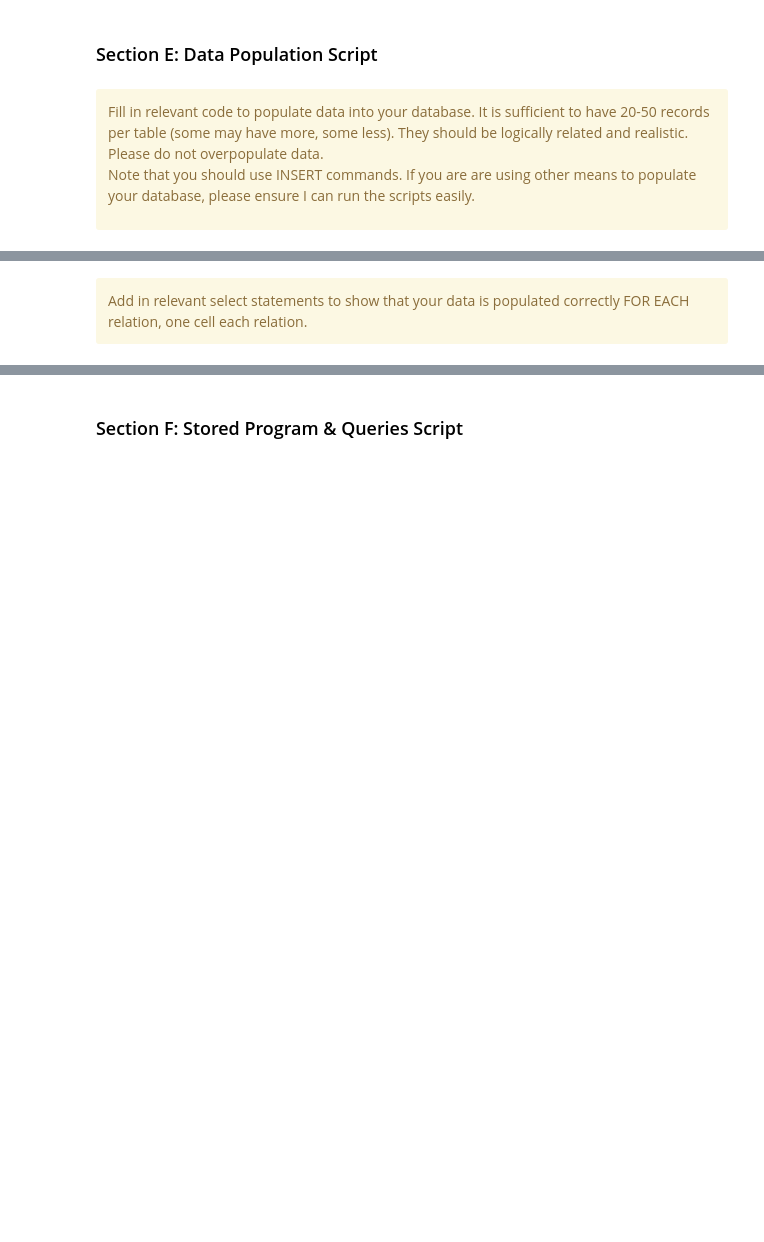
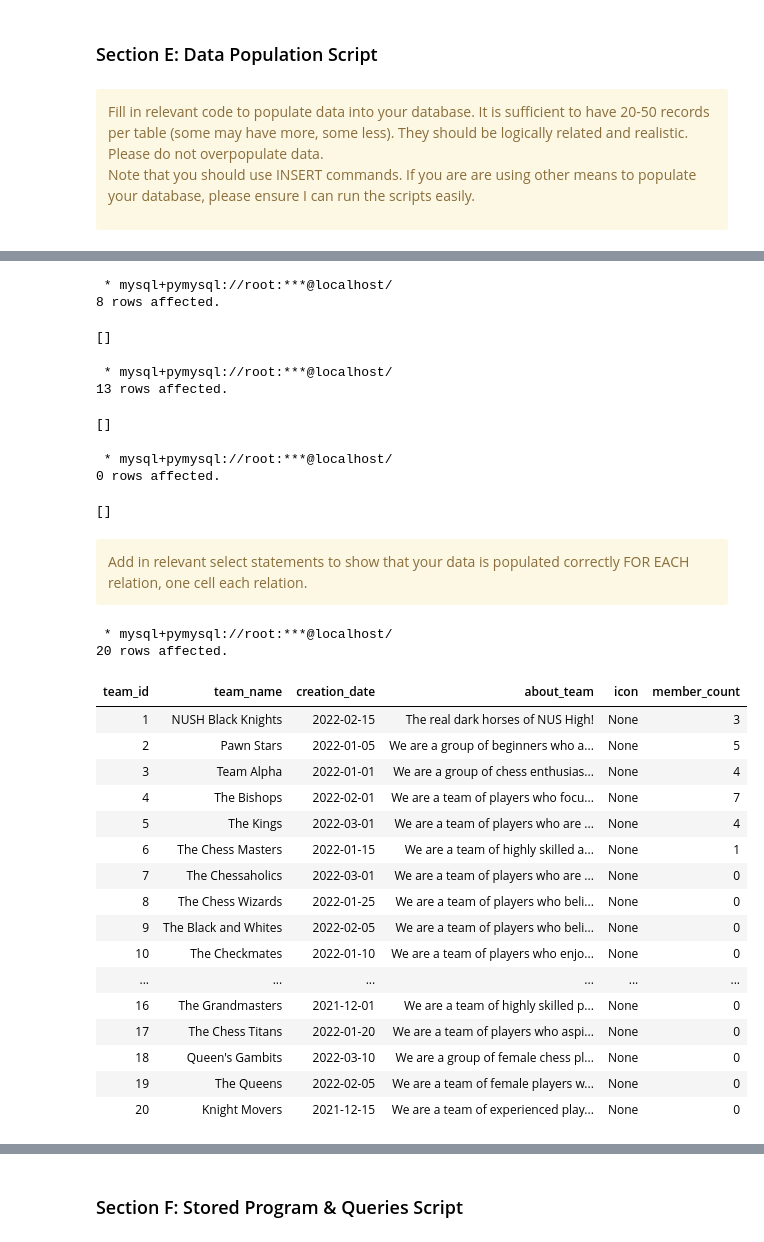
Before and after one commit to Hal0g3n/CS6131, a Jupyter notebook: Reports/CS6131+Project+Final+Report.ipynb, the cells around one changed output, grey strips where cells are left out. Drawn from its saved outputs; the diff is of its cells as text; code cells hidden in the pictures; blank space fills up the shorter version.

```diff
--- a/Reports/CS6131+Project+Final+Report.ipynb
+++ b/Reports/CS6131+Project+Final+Report.ipynb
@@ -94,6 +628,72 @@ Note that you should use INSERT commands. If you are are using other means to po
+# %%
+%%sql
+INSERT INTO Games(is_rated, is_public, datetime, initial_limit, increment, white_name, black_name, tournament_id, pgn)
+VALUES
+    (1, 1, "2023-03-11 09:00:00", 10, 15, "zachary_song", "DillyWeed", 4, "1. e4 e5 2. Nf3 Nc6 3. Bc4 h6 4. O-O Nf6 5. Nc3 d6 6. d3 a6 7. a4 b5 8. axb5 Nd4 9. bxa6 Nxf3+ 10. Qxf3 d5 11. Nxd5 Nxd5 12. Bxd5 Ra7 13. Qxf7# 1-0"),
+    (1, 1, "2023-03-12 09:00:00", 10, 15, "DillyWeed", "ethantan2509", 4, "1. d4 d5 2. Nc3 Nf6 3. e4 dxe4 4. d5 c6 5. f3 exf3 6. gxf3 cxd5 7. Bb5+ Bd7 8. Nxd5 Bxb5 9. Nxf6+ gxf6 10. Qxd8+ Kxd8 11. Be3 a5 12. O-O-O+ Kc8 13. f4 Bh6 14. Nf3 e5 15. Rhe1 exf4 16. Bc5 Na6 17. Bd6 Kd7 18. Nd4 Rae8 19. Rxe8 f3+ 20. Kb1 Rxe8 21. Nxb5 f2 22. Bg3+ Ke7 23. Bxf2 Rd8 24. Nc3 Rxd1+ 25. Nxd1 Nb4 26. a3 Nd5 27. Bc5+ Ke6 28. c4 Nf4 29. Ne3 f5 1/2-1/2"),
+    (1, 1, "2023-03-11 13:30:00", 10, 15, "ethantan2509", "zachary_song", 4, "1. d4 Nf6 2. c4 c6 3. g3 d5 4. Nc3 e6 5. Nf3 Nbd7 6. c5 b6 7. b4 b5 8. Bg2 a5 9. Ba3 a4 10. Ne5 Be7 11. Qc2 Nxe5 12. dxe5 Nd7 13. f4 f6 14. Bh3 Nf8 15. O-O Ng6 16. Rad1 f5 17. e3 O-O 18. Ne2 1/2-1/2"),
+    (1, 0, "2023-03-14 12:30:00", 60, 30, "Haloen", "WisdomGuy", 1, "1. e4 c5 2. Nf3 d6 3. Nc3 Nf6 4. Bc4 g6 5. a3 Bg7 6. d3 Nc6 7. Be3 O-O 8. Qe2 Bg4 9. O-O-O Bxf3 10. Qxf3 Ne5 11. Qe2 Nxc4 12. dxc4 Rb8 13. h4 h5 14. f3 Nh7 15. g4 hxg4 16. fxg4 f5 17. g5 fxe4 18. Nxe4 Qb6 19. b3 Qa5 20. a4 a6 21. Bd2 Qc7 22. Rhf1 b5 23. Rxf8+ Kxf8 24. Rf1+ Kg8 25. Bc3 bxc4 26. Bxg7 Kxg7 27. Qxc4 Rf8 28. Rxf8 Kxf8 29. Qxa6 d5 30. Qa8+ Kf7 31. Qxd5+ e6 32. Qxc5 Qf4+ 33. Nd2 Qxh4 34. Qc7+ Kg8 35. Qc8+ Nf8 36. Kb2 Qxg5 37. Ka3 Qxd2 38. b4 Qc1+ 39. Kb3 Qb1+ 40. Kc4 Qa2+ 41. Kb5 Qd5+ 42. Qc5 Qd7+ 43. Qc6 Qa7 44. Qa6 Qd7+ 45. Qc6 Qa7 46. Qa6 Qd7+ 47. Qc6 1/2-1/2"),
+    (1, 0, "2023-03-15 12:30:00", 60, 30, "Haloen", "PICKLEPICKLEPICKLE", 1, "1. d4 d5 2. Nf3 Nf6 3. Bf4 Nc6 4. e3 e5 5. Bg3 exd4 6. exd4 Qe7+ 7. Qe2 Ne4 8. Nc3 Bg4 9. Nxe4 Nxd4 10. Qd3 Nxc2+ 11. Qxc2 dxe4 12. Nd2 e3 13. fxe3 Qxe3+ 14. Be2 Bxe2 15. Qe4+ Be7 16. Qxe3 Bg4 17. Bxc7 Rc8 18. Bd6 O-O 19. Bxe7 Rfe8 20. O-O Rc7 21. Qf4 Rcxe7 22. Qxg4 Re2 23. Qf4 f6 24. Rf2 Rxf2 25. Qxf2 b6 26. Re1 Rf8 27. Re7 b5 28. Qxa7 f5 29. Rxg7+ Kh8 30. Rxh7+ 1-0"),
+    (1, 1, "2023-02-11 16:02:11", 1, 2, "ethantan2509", "KH-Brawl", NULL, "1. e4 e5 2. Nf3 Nc6 3. Bc4 d6 4. O-O Nf6 5. Ng5 d5 6. exd5 Nxd5 7. Qf3 Qxg5 8. Qxd5 Be6 9. Qd3 Rc8 10. Bxe6 fxe6 11. Qb3 Qg4 12. h3 Qg6 13. Qxb7 Kd7 14. c3 Qd3 15. Qb3 Bd6 16. Na3 Rhf8 17. Nc4 Rf5 18. Ne3 Rf7 19. Qc2 Qxc2 20. Nxc2 e4 21. f3 Rcf8 22. Ne1 exf3 23. Nxf3 Rf5 24. d4 e5 25. dxe5 Bxe5 26. Nxe5+ Nxe5 27. Rxf5 Rxf5 28. Be3 Nc4 29. Bxa7 Nxb2 30. Rb1 Na4 31. Bd4 g6 32. Rb4 Ra5 33. Kf2 c5 34. Bxc5 Nxc5 35. Rd4+ Ke6 36. Kf3 Rxa2 37. Rc4 Nd3 38. Re4+ Kf5 39. g4+ Kf6 40. Ke3 Nc5 41. Rf4+ Ke7 42. Rc4 Kd6 43. Rd4+ Ke5 44. Rc4 Ne6 45. Re4+ Kf6 46. Rb4 Rh2 47. Rb1 Rxh3+ 48. Ke4 Rxc3 49. Rf1+ Ke7 50. Re1 Rg3 51. Kd5 Rd3+ 52. Kc4 Rd4+ 53. Kc3 Rxg4 54. Rh1 h5 55. Kd3 Rg3+ 56. Ke4 Kf6 57. Rf1+ Kg5 58. Kd5 Nf4+ 59. Ke4 h4 60. Rxf4 Rg4 61. Rxg4+ Kxg4 62. Ke3 Kg3 63. Ke2 Kg2 64. Ke1 h3 65. Ke2 h2 66. Ke3 h1=Q 67. Ke4 Kf2+ 68. Kd4 g5 69. Ke5 g4 70. Kf4 g3 71. Kg4 g2 72. Kf4 g1=Q 73. Ke5 Qh4 74. Kf5 Qgg5+ 75. Ke6 Qhh6+ 76. Kf7 Qgg7+ 77. Ke8   Qhh8# 0-1"),
+    (0, 1, "2023-02-11 16:09:23", 1, 2, "KH-Brawl", "ethantan2509", NULL, "1. e4 e5 2. Nf3 Nc6 3. Bc4 d6 4. d3 Nf6 5. Be3 Be7 6. Ng5 O-O 7. Nc3 Ng4 8. O-O Nxe3 9. fxe3 Be6 10. Bxe6 fxe6 11. Rxf8+ Qxf8 12. Qf1 Qxf1+ 13. Rxf1 Bxg5 14. g3 Rd8 15. Nb5 Bxe3+ 16. Kg2 d5 17. Nxc7 dxe4 18. dxe4 Rd2+ 19. Kh3 Rxc2 20. Nxe6 h6 21. Rf7 Kxf7 22. Kg4 Ke7 23. Nc7 Kd6 24. Ne8+ Ke7 25. Nxg7 Rc4 26. Nf5+ Ke6 27. Nxe3 Rxe4+ 28. Kf3 Nd4+ 29. Kf2 Rg4 30. Ng2 b5 31. Ne3 Rg6 32. Kg2 a5 33. h3 Nf5 34. Ng4 h5 35. Nh2 Rxg3+ 36. Kf2 Rxh3 37. Nf3 Rh1 38. Ke2 Ng3+ 39. Kd2 b4 40. Kc2 Rf1 41. Nh4 Kd5 42. Kb3 Kc5 43. Ka4 Kb6 44. Ng6 e4 45. Nh4 e3 46. Ng2 e2 47. b3 Rg1 48. Ne3 e1=Q 49. Nd5+ Ka6 50. Nc7+ Kb6 51. Nd5+ Kc5 52. Nc7 Qe7 53. Na6+ Kb6 54. Nb8 Qe8+ 55. Nc6 Qxc6# 0-1"),
+    (0, 0, "2023-02-11 16:17:27", 1, 2, "KH-Brawl", "ethantan2509", NULL, "1. e4 e5 2. Nf3 Nc6 3. Nc3 Nf6 4. d4 exd4 5. Nxd4 Nxd4 6. Qxd4 Qe7 7. Bg5 h6 8. Bxf6 gxf6 9. O-O-O Bg7 10. g3 c5 11. Qa4 O-O 12. Bc4 Kh8 13. f4 d6 14. f5 Bd7 15. Bb5 Bxb5 16. Nxb5 a6 17. Nc3 b5 18. Qa5 b4 19. Na4 Qxe4 20. Rxd6 Qxh1+ 21. Kd2 Qxh2+ 22. Kd3 Qxg3+ 23. Kc4 Qxd6 24. Qxc5 Rac8 25. a3 Rxc5+ 26. Nxc5 bxa3 27. bxa3 Rc8 28. Kb4 Qxc5+ 29. Ka4 Qc4+ 30. Ka5 Qb5# 0-1");
+# %% [output]
+ * mysql+pymysql://root:***@localhost/
+8 rows affected.
+[]
+# %%
+%%sql
+INSERT INTO Attempts
+VALUES
+    (1, "Haloen", 1, 60, "2023-11-22 18:26:54"),
+    (1, "Haloen", 0, 32, "2023-11-22 18:44:15"),
+    (4, "Haloen", 1, 24, "2023-11-22 18:01:13"),
+    (7, "Haloen", 1, 18, "2023-11-22 18:10:08"),
+    (8, "Haloen", 1, 46, "2023-11-22 18:33:25"),
+    (2, "DillyWeed", 0, 5, "2023-11-22 18:02:48"),
+    (2, "coolingTundra", 0, 8, "2023-11-22 18:24:53"),
+    (2, "meower37", 0, 102, "2023-11-22 18:49:14"),
+    (4, "ethantan2509", 1, 16, "2023-11-22 18:05:21"),
+    (4, "WisdomGuy", 1, 51, "2023-11-22 18:43:47"),
+    (4, "oxidyZe", 0, 1, "2023-11-22 18:04:57"),
+    (6, "oxidyZe", 1, 94, "2023-11-22 18:34:35"),
+    (8, "oxidyZe", 1, 37, "2023-11-22 18:19:50");
+# %% [output]
+ * mysql+pymysql://root:***@localhost/
+13 rows affected.
+[]
+# %%
+%%sql
+-- Rating_History will be automaticlly updated with the triggers
+-- Puzzle_History will be automaticlly updated with the triggers
+# %% [output]
+ * mysql+pymysql://root:***@localhost/
+0 rows affected.
+[]
 # %% [markdown]
 <div class="alert alert-block alert-warning">
 Add in relevant select statements to show that your data is populated correctly FOR EACH relation, one cell each relation.
 </div>
 # %%
 %%sql
+SELECT * FROM Teams
+# %% [output]
+ * mysql+pymysql://root:***@localhost/
+20 rows affected.
+| team_id | team_name | creation_date | about_team | icon | member_count |
+| 1 | NUSH Black Knights | 2022-02-15 | The real dark horses of NUS High! | None | 3 |
+| 2 | Pawn Stars | 2022-01-05 | We are a group of beginners who a... | None | 5 |
+| 3 | Team Alpha | 2022-01-01 | We are a group of chess enthusias... | None | 4 |
+| 4 | The Bishops | 2022-02-01 | We are a team of players who focu... | None | 7 |
+| 5 | The Kings | 2022-03-01 | We are a team of players who are ... | None | 4 |
+| 6 | The Chess Masters | 2022-01-15 | We are a team of highly skilled a... | None | 1 |
+| 7 | The Chessaholics | 2022-03-01 | We are a team of players who are ... | None | 0 |
+| 8 | The Chess Wizards | 2022-01-25 | We are a team of players who beli... | None | 0 |
+| 9 | The Black and Whites | 2022-02-05 | We are a team of players who beli... | None | 0 |
+| 10 | The Checkmates | 2022-01-10 | We are a team of players who enjo... | None | 0 |
+| ... | ... | ... | ... | ... | ... |
+| 16 | The Grandmasters | 2021-12-01 | We are a team of highly skilled p... | None | 0 |
+| 17 | The Chess Titans | 2022-01-20 | We are a team of players who aspi... | None | 0 |
+| 18 | Queen's Gambits | 2022-03-10 | We are a group of female chess pl... | None | 0 |
+| 19 | The Queens | 2022-02-05 | We are a team of female players w... | None | 0 |
+| 20 | Knight Movers | 2021-12-15 | We are a team of experienced play... | None | 0 |
```
Also changed, not shown: parts of 39 cells of this notebook, 23 other files.
